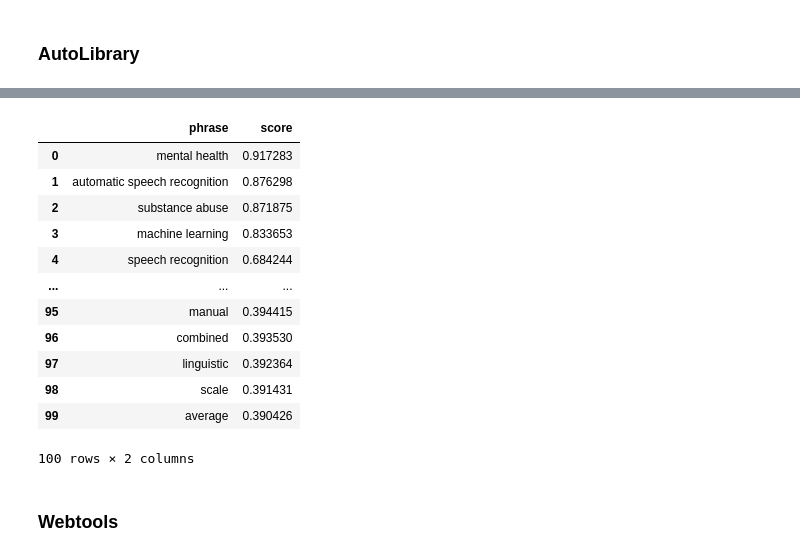
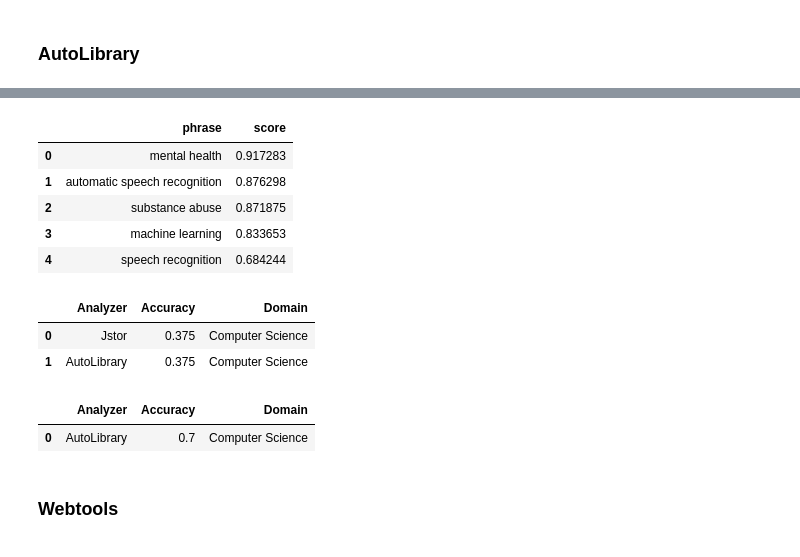
Before and after one commit to YichunRen/AutoLibrary-Scientific-Paper-Keywords-Extraction-, a Jupyter notebook: notebooks/Experiment.ipynb, the cells around one changed output, grey strips where cells are left out. Cells and saved outputs as stored; diff of their text form; code cells hidden in the pictures.

```diff
--- a/notebooks/Experiment.ipynb
+++ b/notebooks/Experiment.ipynb
@@ -119,31 +121,30 @@ weighted_df.head(15)
 # %%
-autophrase_cs_df = weighted_df['Computer Science'].dropna().head(100)
-autophrase_cs_df
+autophrase_cs_df = weighted_df['Computer Science'].dropna().head(40)
+autophrase_cs_df.head(5)
 # %% [output]
 |  | phrase | score |
 | 0 | mental health | 0.917283 |
 | 1 | automatic speech recognition | 0.876298 |
 | 2 | substance abuse | 0.871875 |
 | 3 | machine learning | 0.833653 |
 | 4 | speech recognition | 0.684244 |
-| ... | ... | ... |
-| 95 | manual | 0.394415 |
-| 96 | combined | 0.393530 |
-| 97 | linguistic | 0.392364 |
-| 98 | scale | 0.391431 |
-| 99 | average | 0.390426 |
-100 rows × 2 columns
 # %%
 autophrase_cs_labels = [1, 1, 1, 1, 1, 0, 1, 1, 0, 0,
                        0, 0, 1, 0, 0, 0, 1, 0, 0, 1,
                        0, 0, 0, 1, 0, 1, 0, 1, 0, 0,
-                       0, 0, 0, 1, 0, 0, 0, 1, 0, 0,
-                       0, 1, 1, 0, 0, 0, 0, 0, 1, 0,
-                       0, 0, 0, 0, 1, 0, 0, 0, 0, 0,
-                       0, 0, 0, 0, 0, 0, 0, 0, 0, 0,
-                       0, 0, 0, 0, 0, 0, 0, 0, 0, 0,
-                       0, 0, 0, 0, 0, 0, 0, 0, 0, 0,
-                       0, 0, 0, 0, 0, 0, 0, 0, 0, 0]
+                       0, 0, 0, 1, 0, 0, 0, 1, 0, 0]
+top40_acc_df = top40_acc_df.append({"Accuracy": np.mean(autophrase_cs_labels), "Analyzer": "AutoLibrary", "Domain": "Computer Science"}, ignore_index = True)
+top40_acc_df
+# %% [output]
+|  | Analyzer | Accuracy | Domain |
+| 0 | Jstor | 0.375 | Computer Science |
+| 1 | AutoLibrary | 0.375 | Computer Science |
+# %%
+top10_acc_df = top10_acc_df.append({"Accuracy": np.mean(autophrase_cs_labels[:10]), "Analyzer": "AutoLibrary", "Domain": "Computer Science"}, ignore_index = True)
+top10_acc_df
+# %% [output]
+|  | Analyzer | Accuracy | Domain |
+| 0 | AutoLibrary | 0.7 | Computer Science |
 # %% [markdown]
 ### Webtools
 # %%
```
Also changed, not shown: parts of 45 cells of this notebook.
